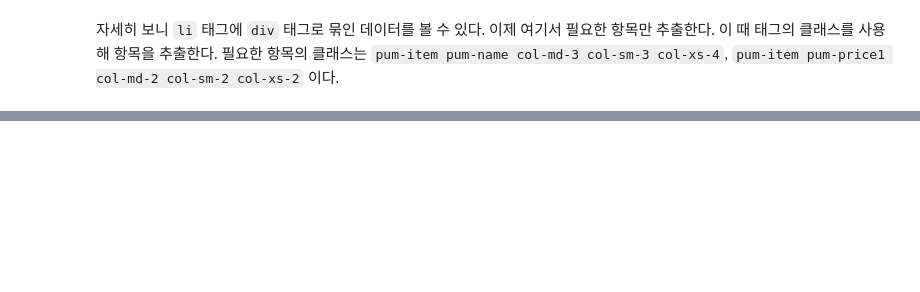
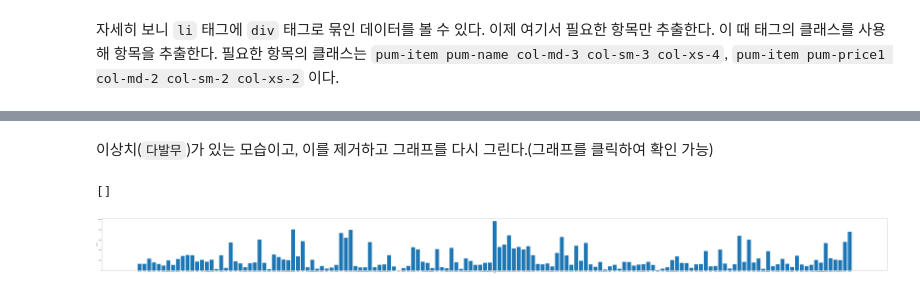
Before and after one commit to CharmStrange/CoLab_data, a Jupyter notebook: ipynb-majoring/DS/중간과정_프로젝트.ipynb, the cells around one changed output, grey strips where cells are left out. Saved outputs shown, nothing was run; the diff lists cells and outputs as text; code cells hidden in the pictures; blank space fills up the shorter version.

```diff
--- a/ipynb-majoring/DS/중간과정_프로젝트.ipynb
+++ b/ipynb-majoring/DS/중간과정_프로젝트.ipynb
@@ -52,0 +133,12 @@ df
+# %% [markdown]
+이상치(`다발무`)가 있는 모습이고, 이를 제거하고 그래프를 다시 그린다.(그래프를 클릭하여 확인 가능)
+# %%
+df_t = result_df[result_df['상품'] != '다발무']
+plt.figure(figsize=(150,10))
+plt.xlabel('상품')
+plt.ylabel('평균 가격')
+plt.bar(df_t['상품'], df_t['평균 가격'])
+plt.plot()
+# %% [output]
+[]
+[figure, added]
```
Also changed, not shown: parts of 11 cells of this notebook.
